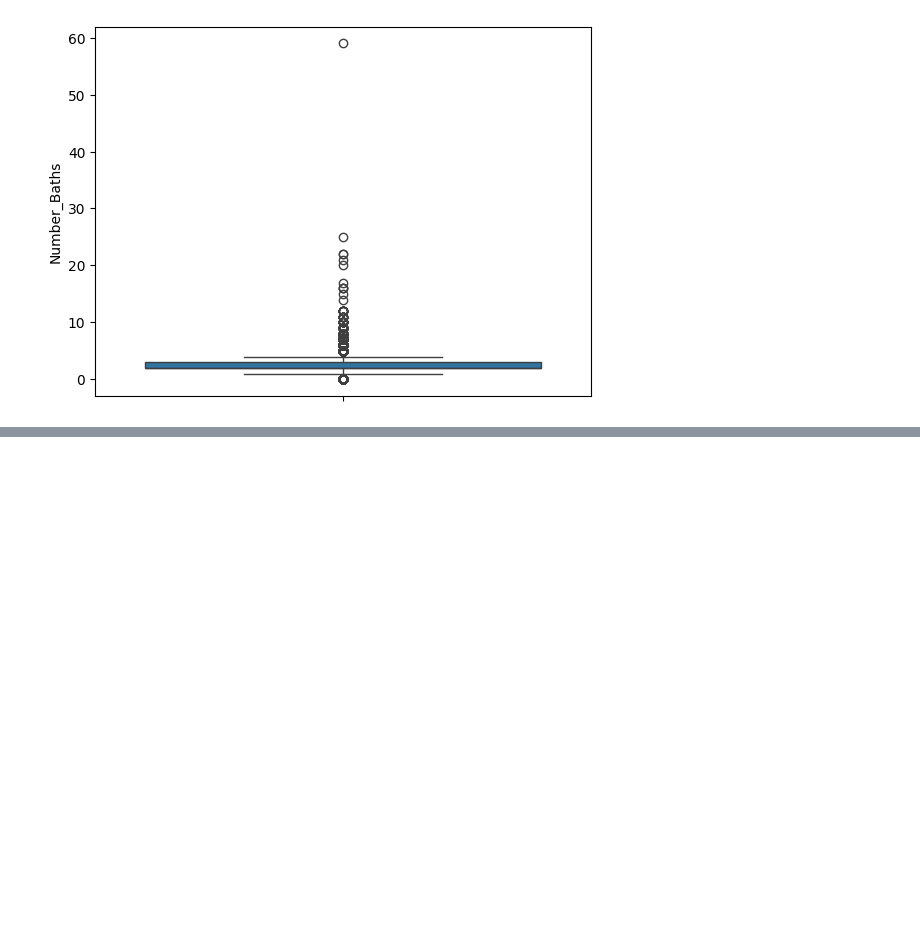
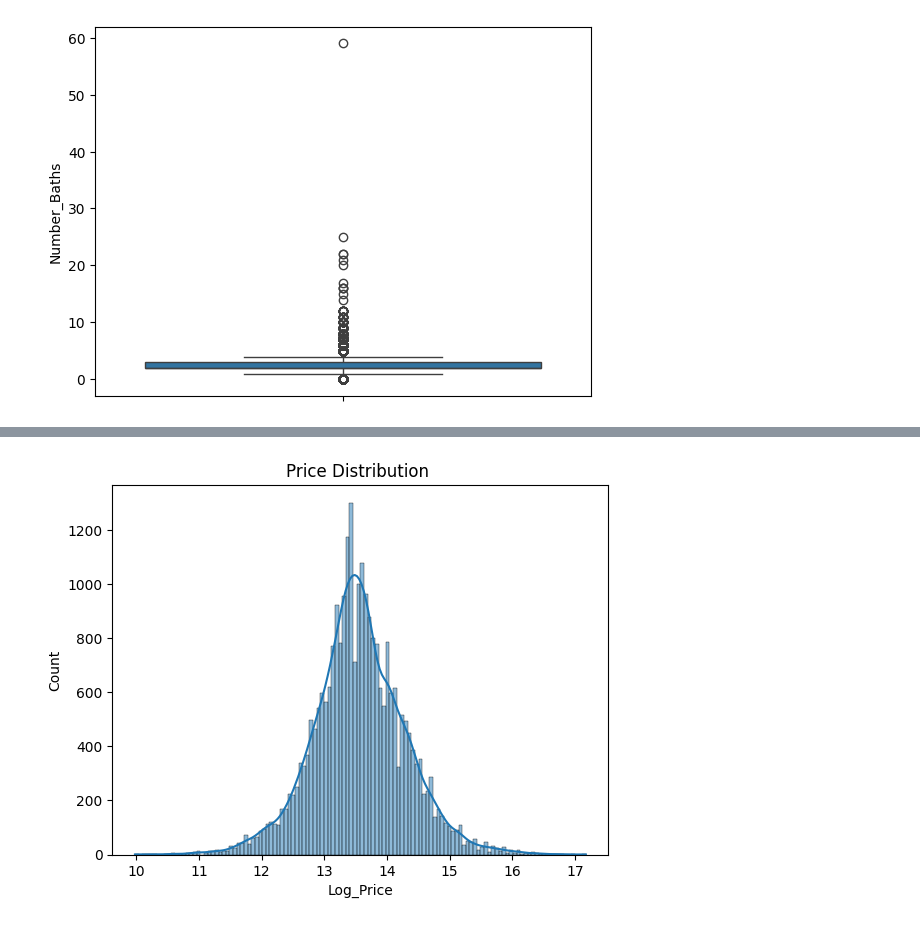
Before and after one commit to Martell0x1/ML-Assigment, a Jupyter notebook: main.ipynb, the cells around one changed output, grey strips where cells are left out. Drawn from its saved outputs; the diff is of its cells as text; code cells hidden in the pictures; blank space fills up the shorter version.

```diff
--- a/main.ipynb
+++ b/main.ipynb
@@ -206,0 +256,7 @@ plt.show()
+# %%
+df['Log_Price'] = np.log(df['Price'])
+sns.histplot(df['Log_Price'], kde=True)
+plt.title("Price Distribution ")
+plt.show()
+# %% [output]
+[figure, added]
```
Also changed, not shown: parts of 10 cells of this notebook.
